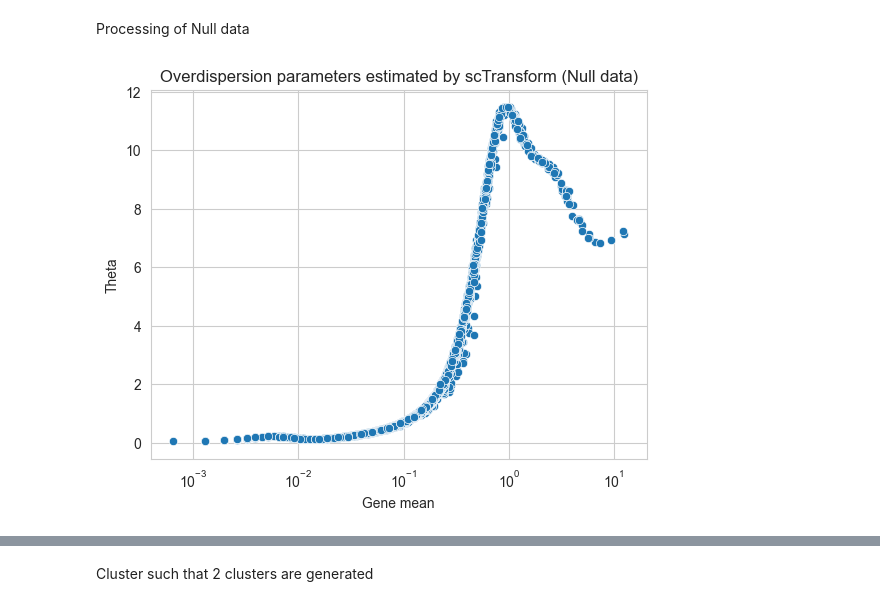
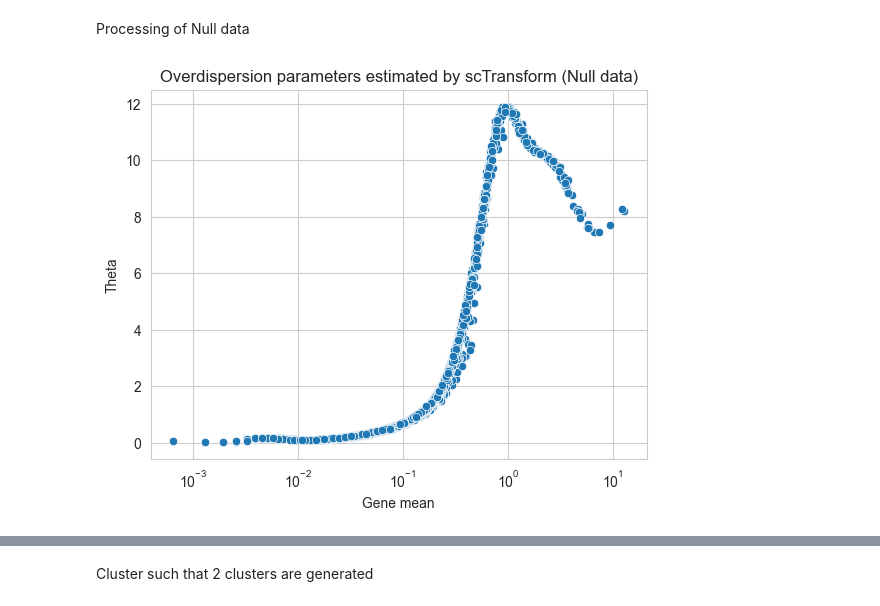
Before and after one commit to bio-datascience/BacSC, a Jupyter notebook: analysis/P_aero_S2S3/S2S3_cluster_analysis.ipynb, the cells around one changed output, grey strips where cells are left out. Drawn from its saved outputs; the diff is of its cells as text; code cells hidden in the pictures.

```diff
--- a/analysis/P_aero_S2S3/S2S3_cluster_analysis.ipynb
+++ b/analysis/P_aero_S2S3/S2S3_cluster_analysis.ipynb
@@ -138,11 +165,12 @@ data_null = ad.AnnData()
 # %%
-%%R -o data_null
+%%R -o data_null_s3
 
 suppressPackageStartupMessages(library(Seurat))
-data.null <- LoadH5Seurat("null_data.h5Seurat")
-data_null <- as.SingleCellExperiment(data.null)
+suppressPackageStartupMessages(library(SeuratDisk))
+data.null <- LoadH5Seurat("../../data/MOBA_scRNAseq/outs_S3/scdesign_synthetic_null.h5Seurat")
+data_null_s3 <- as.SingleCellExperiment(data.null)
 
-data_null
+data_null_s3
 # %% [output]
 class: SingleCellExperiment
 dim: 5553 1544
@@ -167,16 +195,16 @@ Adding tool-specific results
 # %% [markdown]
 Processing of Null data
 # %%
-nb.estimate_overdisp_nb(data_null)
-data_null.var["mean_counts"] = np.asarray(np.mean(data_null.X, axis=0)).squeeze()
-g = sns.scatterplot(data=data_null.var, y="nb_overdisp_cutoff", x="mean_counts")
+nb.estimate_overdisp_nb(data_null_s3)
+data_null_s3.var["mean_counts"] = np.asarray(np.mean(data_null_s3.X, axis=0)).squeeze()
+g = sns.scatterplot(data=data_null_s3.var, y="nb_overdisp_cutoff", x="mean_counts")
 g.set(xscale="log")
 plt.title("Overdispersion parameters estimated by scTransform (Null data)")
 plt.xlabel("Gene mean")
 plt.ylabel("Theta")
 plt.show()
 # %% [output]
-[figure, old version]
+[figure, new version]
 # %%
 k_opt = 3
 n_neighbors_opt = 50
```
Also changed, not shown: parts of 54 cells of this notebook, 10 other files.
